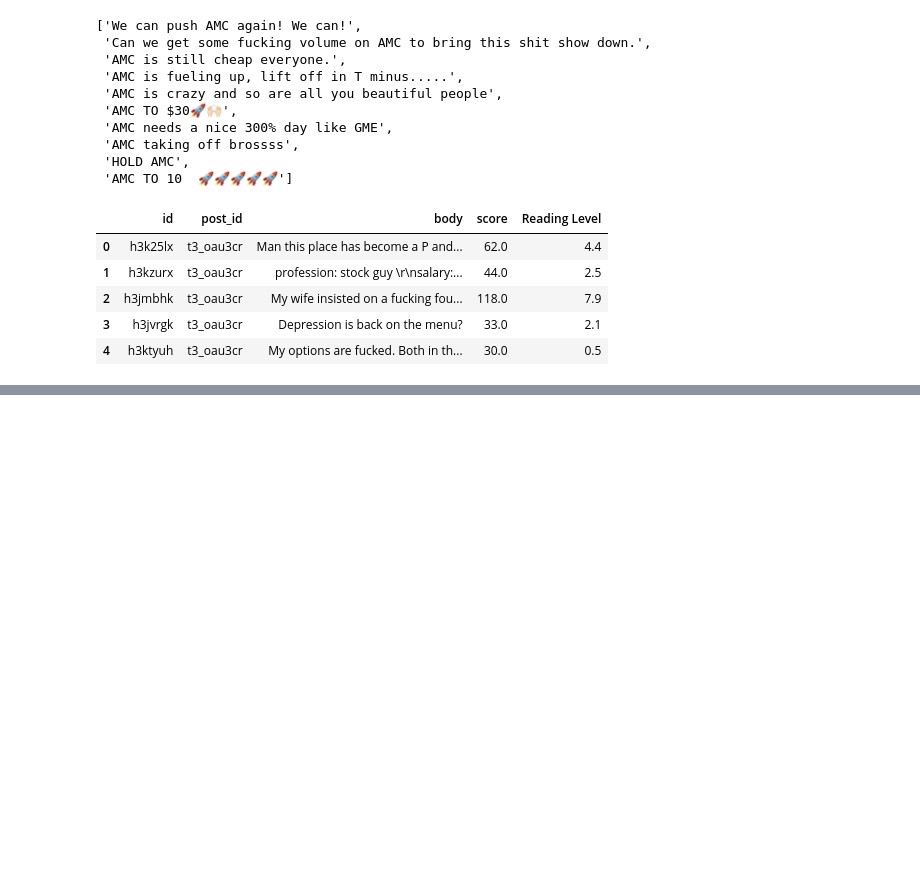
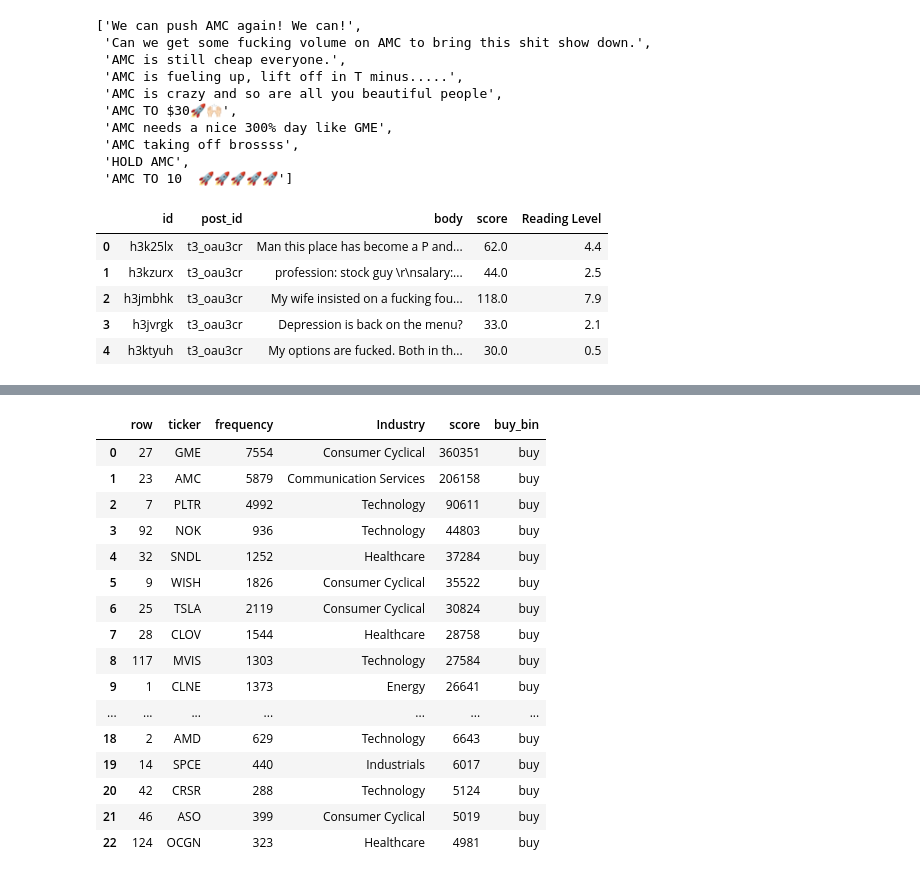
Before and after one commit to prakritj/ds105_wallstreetbets, a Jupyter notebook: second_analysis.ipynb, the cells around one changed output, grey strips where cells are left out. Cells and saved outputs as stored; diff of their text form; code cells hidden in the pictures; blank space fills up the shorter version.

```diff
--- a/second_analysis.ipynb
+++ b/second_analysis.ipynb
@@ -363,3 +363,6 @@ reading_level_df.head()
 | 2 | h3jmbhk | t3_oau3cr | My wife insisted on a fucking fou... | 118.0 | 7.9 |
 | 3 | h3jvrgk | t3_oau3cr | Depression is back on the menu? | 33.0 | 2.1 |
 | 4 | h3ktyuh | t3_oau3cr | My options are fucked. Both in th... | 30.0 | 0.5 |
+# %%
+import pandas as pd
+temp_df = pd.read_pickle('top_25_with_sectors.pickle')
@@ -365,0 +378,20 @@ reading_level_df.head()
+# %%
+temp_df.reset_index(drop=True)
+# %% [output]
+|  | row | ticker | frequency | Industry | score | buy_bin |
+| 0 | 27 | GME | 7554 | Consumer Cyclical | 360351 | buy |
+| 1 | 23 | AMC | 5879 | Communication Services | 206158 | buy |
+| 2 | 7 | PLTR | 4992 | Technology | 90611 | buy |
+| 3 | 92 | NOK | 936 | Technology | 44803 | buy |
+| 4 | 32 | SNDL | 1252 | Healthcare | 37284 | buy |
+| 5 | 9 | WISH | 1826 | Consumer Cyclical | 35522 | buy |
+| 6 | 25 | TSLA | 2119 | Consumer Cyclical | 30824 | buy |
+| 7 | 28 | CLOV | 1544 | Healthcare | 28758 | buy |
+| 8 | 117 | MVIS | 1303 | Technology | 27584 | buy |
+| 9 | 1 | CLNE | 1373 | Energy | 26641 | buy |
+| ... | ... | ... | ... | ... | ... | ... |
+| 18 | 2 | AMD | 629 | Technology | 6643 | buy |
+| 19 | 14 | SPCE | 440 | Industrials | 6017 | buy |
+| 20 | 42 | CRSR | 288 | Technology | 5124 | buy |
+| 21 | 46 | ASO | 399 | Consumer Cyclical | 5019 | buy |
+| 22 | 124 | OCGN | 323 | Healthcare | 4981 | buy |
```
Also changed, not shown: parts of 3 cells of this notebook, 7 other files.
